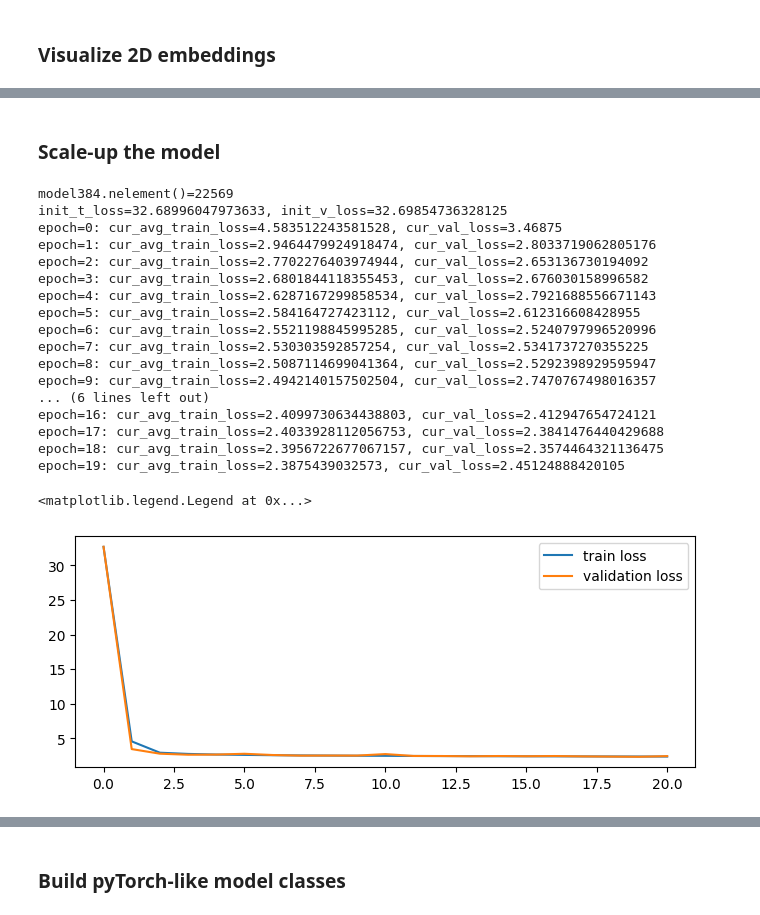
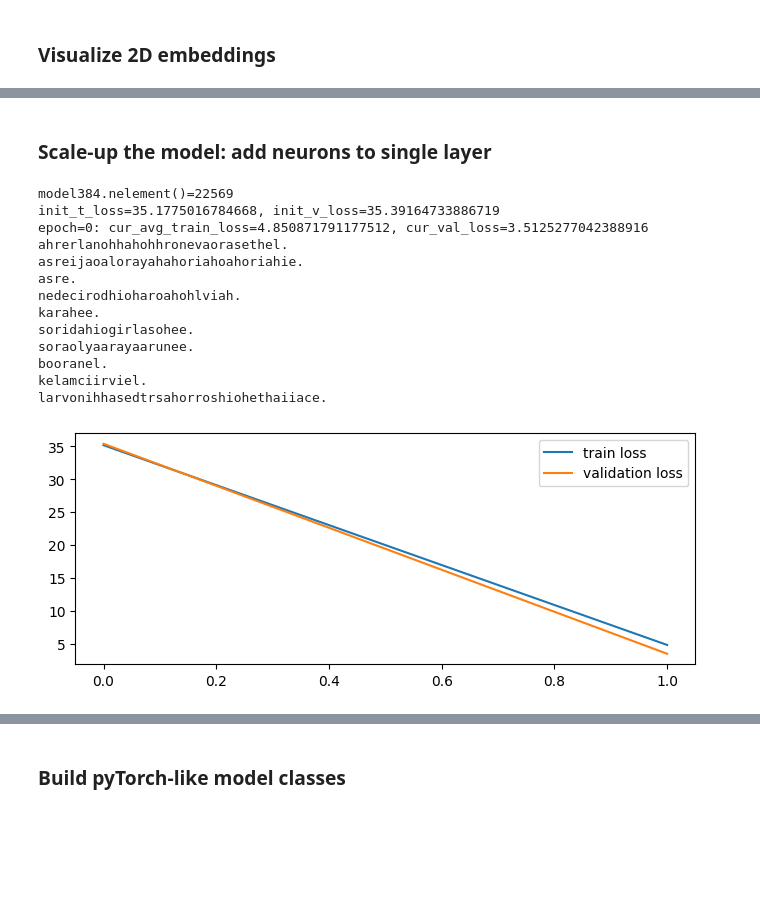
Before and after one commit to ReemBer/makemore-tutorial, a Jupyter notebook: MLP, Activations and gradient visualizations, Sophisticated initializations.ipynb, the cells around one changed output, grey strips where cells are left out. Drawn from its saved outputs; the diff is of its cells as text; code cells hidden in the pictures; blank space fills up the shorter version.

```diff
--- a/MLP, Activations and gradient visualizations, Sophisticated initializations.ipynb
+++ b/MLP, Activations and gradient visualizations, Sophisticated initializations.ipynb
@@ -150,31 +86,4 @@ class ConstatntLr:
 # %%
-def train_step(model, mini_batch_X, mini_batch_y, optimizer):
-    logits = model(mini_batch_X)
-    loss = F.cross_entropy(logits, mini_batch_y)
-    model.retain_grad()
-    model.zero_grad()
-    loss.backward()
-    optimizer.step()
-    return loss
-
-
-def train(model, train_dataset, val_dataset, epoches, batch_size, optimizer):
-    train_loss, val_loss = [], []
-    for epoch in range(epoches):
-        train_dataset.reshuffle()
-        cur_losses = []
-        while not train_dataset.is_processed():
-            mini_batch_X, mini_batch_y = train_dataset.get_mini_batch(batch_size, device)
-            loss = train_step(model, mini_batch_X, mini_batch_y, optimizer)
-            cur_losses.append(loss.item())
-        cur_avg_train_loss = sum(cur_losses) / len(cur_losses)
-        cur_val_loss = F.cross_entropy(model(val_dataset.X), val_dataset.y).item()
-        print(f'{epoch=}: {cur_avg_train_loss=}, {cur_val_loss=}')
-        train_loss.append(cur_avg_train_loss)
-        val_loss.append(cur_val_loss)
-    return train_loss, val_loss
-
-
 @torch.no_grad()
 def evaluate(model, max_new_tokens=100):
     result = []
@@ -239,7 +148,7 @@ init_t_loss = F.cross_entropy(model(train_X.to(device)), train_y.to(device)).ite
 init_v_loss = F.cross_entropy(model(val_X.to(device)), val_y.to(device)).item()
 print(f"{init_t_loss=}, {init_v_loss=}")
 
-t_loss, v_loss = train(model, train_ds, val_ds, epoches=30, batch_size=64, optimizer=optimizer)
+t_loss, v_loss = train(model, train_ds, val_ds, epoches=1, batch_size=64, optimizer=optimizer, device=device)
 t_loss = [init_t_loss] + t_loss
 v_loss = [init_v_loss] + v_loss
 
@@ -247,5 +156,8 @@ plt.figure(figsize=(8,3))
 plt.plot(np.array(t_loss), label = 'train loss')
 plt.plot(np.array(v_loss), label = 'validation loss')
 plt.legend()
+
+for i in range(15):
+    print(''.join(tokenizer.decode(evaluate(model, max_new_tokens=1000))))
 # %% [output]
 model.nelement()=4433
@@ -289,6 +187,6 @@ plt.figure(figsize=(8,8))
 C = model.emb.cpu()
 plt.scatter(C[:,0].data, C[:,1].data, s=200)
 for i in range(C.shape[0]):
-    plt.text(C[i,0].item(), C[i,1].item(), itoc[i], ha="center", va="center", color='white')
+    plt.text(C[i,0].item(), C[i,1].item(), tokenizer.itoc[i], ha="center", va="center", color='white')
 plt.grid('minor')
 # %% [output]
@@ -296,41 +194,39 @@ plt.grid('minor')
 # %% [markdown]
-### Scale-up the model
+### Scale-up the model: add neurons to single layer
 # %%
 model384 = MLP(vocab_size, block_size, emb_size=10, hidden_size=384, device=device)
 lr_provider = ConstatntLr(0.1)
 optimizer   = SgdOptimizer(model384.parameters(), lr_provider)
 print(f'{model384.nelement()=}')
 
 init_t_loss = F.cross_entropy(model384(train_X.to(device)), train_y.to(device)).item()
 init_v_loss = F.cross_entropy(model384(val_X.to(device)), val_y.to(device)).item()
 print(f"{init_t_loss=}, {init_v_loss=}")
 
 
-t_loss, v_loss = train(model384, train_ds, val_ds, epoches=20, batch_size=64, optimizer=optimizer)
+t_loss, v_loss = train(model384, train_ds, val_ds, epoches=1, batch_size=64, optimizer=optimizer,device=device)
 t_loss = [init_t_loss] + t_loss
 v_loss = [init_v_loss] + v_loss
 
 plt.figure(figsize=(8,3))
 plt.plot(np.array(t_loss), label = 'train loss')
 plt.plot(np.array(v_loss), label = 'validation loss')
 plt.legend()
+
+for i in range(10):
+    print(''.join(tokenizer.decode(evaluate(model384, max_new_tokens=1000))))
 # %% [output]
 model384.nelement()=22569
-init_t_loss=32.68996047973633, init_v_loss=32.69854736328125
-epoch=0: cur_avg_train_loss=4.583512243581528, cur_val_loss=3.46875
-epoch=1: cur_avg_train_loss=2.9464479924918474, cur_val_loss=2.8033719062805176
-epoch=2: cur_avg_train_loss=2.7702276403974944, cur_val_loss=2.653136730194092
-epoch=3: cur_avg_train_loss=2.6801844118355453, cur_val_loss=2.676030158996582
-epoch=4: cur_avg_train_loss=2.6287167299858534, cur_val_loss=2.7921688556671143
-epoch=5: cur_avg_train_loss=2.584164727423112, cur_val_loss=2.612316608428955
-epoch=6: cur_avg_train_loss=2.5521198845995285, cur_val_loss=2.5240797996520996
-epoch=7: cur_avg_train_loss=2.530303592857254, cur_val_loss=2.5341737270355225
-epoch=8: cur_avg_train_loss=2.5087114699041364, cur_val_loss=2.5292398929595947
-epoch=9: cur_avg_train_loss=2.4942140157502504, cur_val_loss=2.7470767498016357
-... (6 lines left out)
-epoch=16: cur_avg_train_loss=2.4099730634438803, cur_val_loss=2.412947654724121
-epoch=17: cur_avg_train_loss=2.4033928112056753, cur_val_loss=2.3841476440429688
-epoch=18: cur_avg_train_loss=2.3956722677067157, cur_val_loss=2.3574464321136475
-epoch=19: cur_avg_train_loss=2.3875439032573, cur_val_loss=2.45124888420105
+init_t_loss=35.1775016784668, init_v_loss=35.39164733886719
+epoch=0: cur_avg_train_loss=4.850871791177512, cur_val_loss=3.5125277042388916
+ahrerlanohhahohhronevaorasethel.
+asreijaoalorayahahoriahoahoriahie.
+asre.
+nedecirodhioharoahohlviah.
+karahee.
+soridahiogirlasohee.
+soraolyaarayaarunee.
+booranel.
+kelamciirviel.
+larvonihhasedtrsahorroshiohethaiiace.
-<matplotlib.legend.Legend at 0x...>
-[figure, old version]
+[figure, new version]
```
Also changed, not shown: parts of 21 cells of this notebook, 6 other files.
